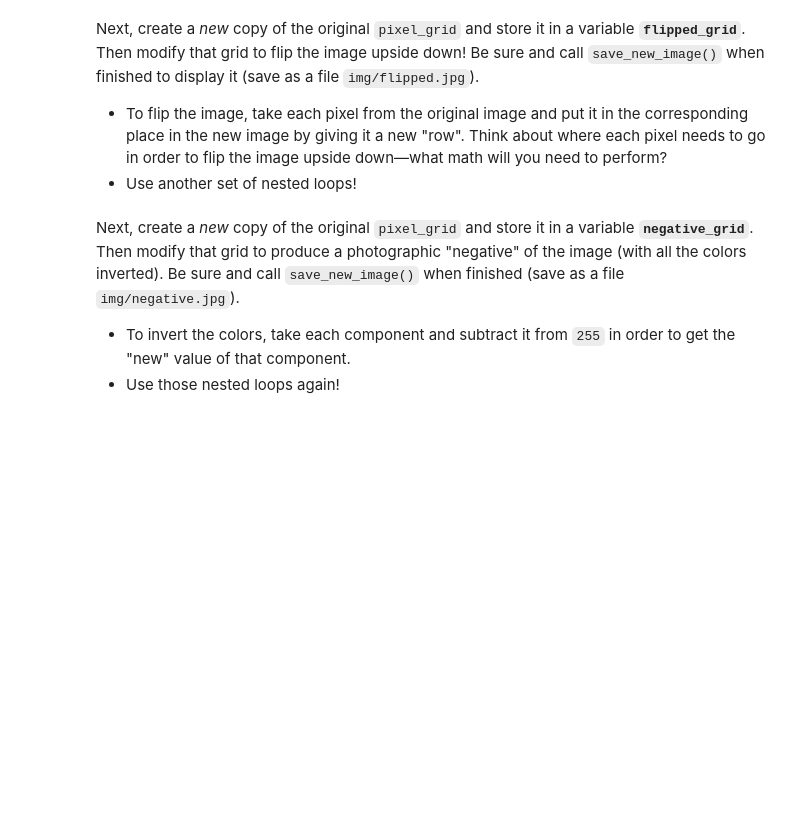
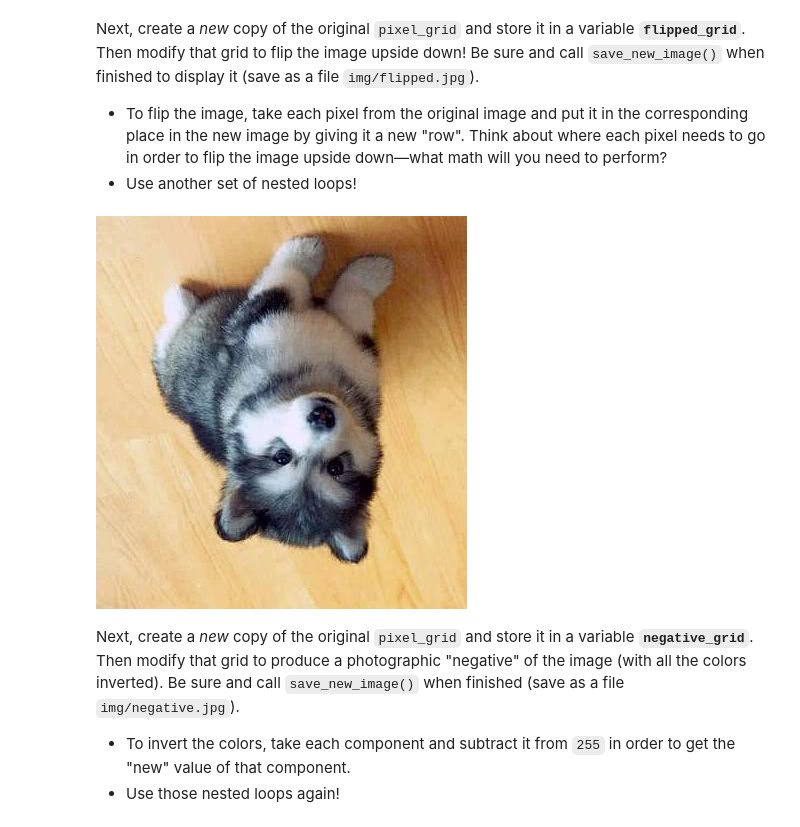
Before and after one commit to osowskik/ch8-lists, a Jupyter notebook: exercise-3/exercise.ipynb, the cells around one changed output. Cells and saved outputs as stored; diff of their text form; code cells hidden in the pictures; blank space fills up the shorter version.

```diff
--- a/exercise-3/exercise.ipynb
+++ b/exercise-3/exercise.ipynb
@@ -105,3 +103,9 @@ flipped_grid = copy.deepcopy(pixel_grid)
+# %%
+flipped_grid = copy.deepcopy(pixel_grid)
+save_new_image(flipped_grid, "img/flipped.jpg")
+# unclear why this worked, was trying to get something on the page
+# %% [output]
+[figure, added]
 # %% [markdown]
 Next, create a _new_ copy of the original `pixel_grid` and store it in a variable **`negative_grid`**. Then modify that grid to produce a photographic "negative" of the image (with all the colors inverted). Be sure and call `save_new_image()` when finished (save as a file `img/negative.jpg`).
 - To invert the colors, take each component and subtract it from `255` in order to get the "new" value of that component.
```
Also changed, not shown: parts of 2 cells of this notebook, 4 other files.
